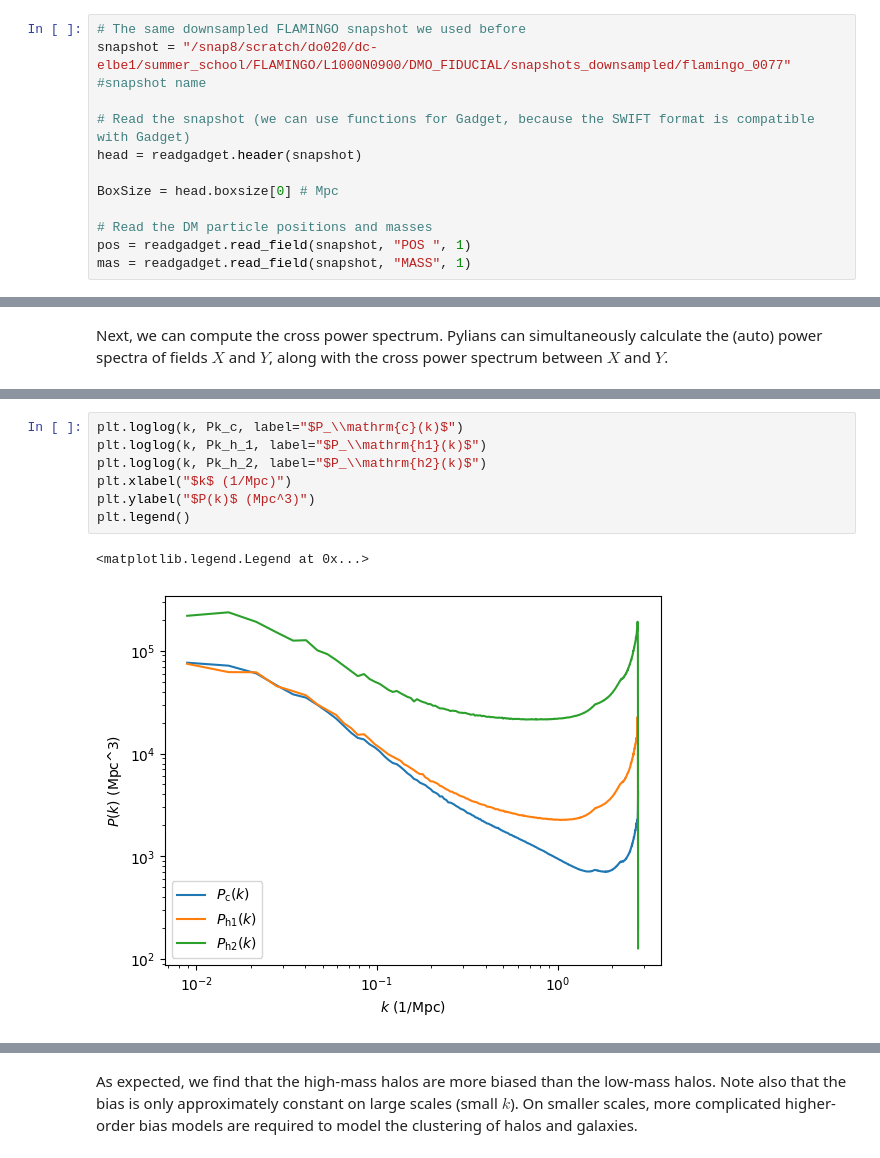
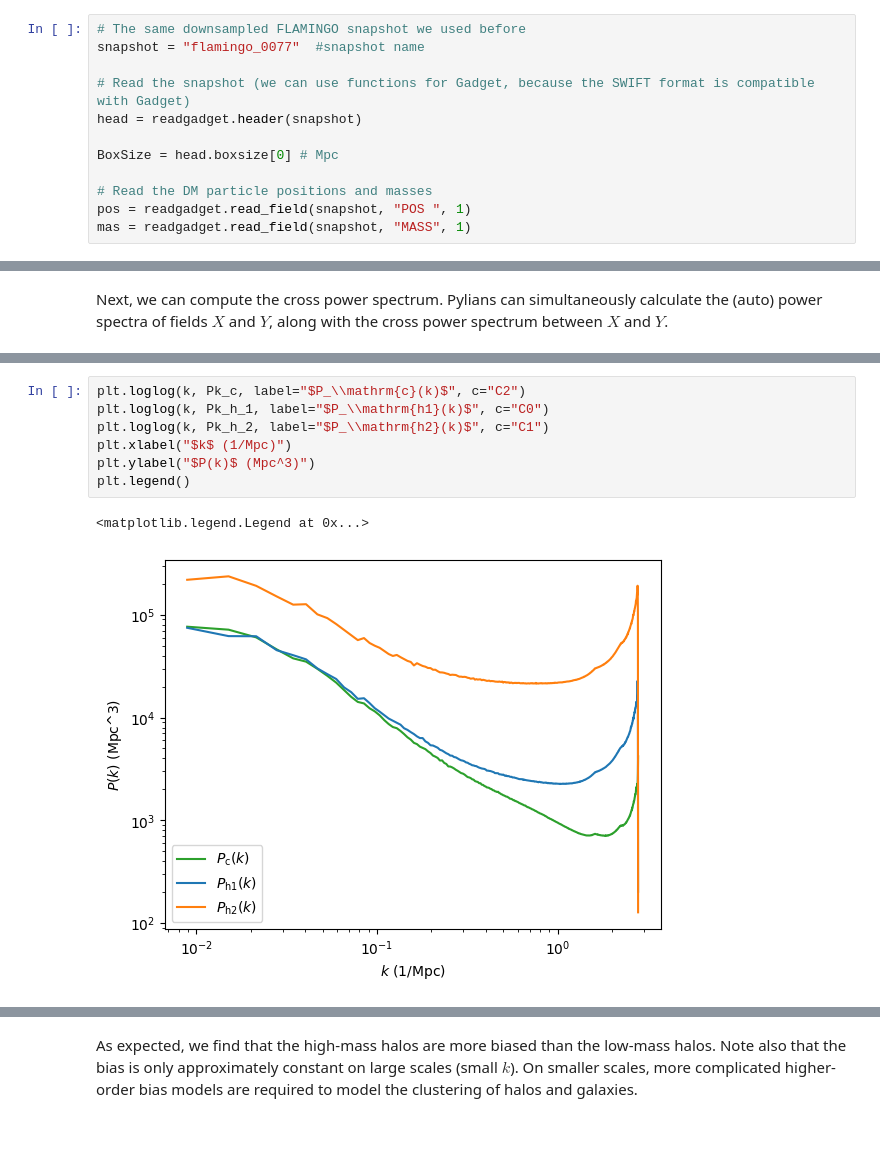
Before and after one commit to wullm/SimulationAnalysisTutorial, a Jupyter notebook: notebooks/2_power_spectra_voids.ipynb, the cells around one changed output, grey strips where cells are left out. Cells and saved outputs as stored; diff of their text form.

```diff
--- a/notebooks/2_power_spectra_voids.ipynb
+++ b/notebooks/2_power_spectra_voids.ipynb
@@ -18,6 +13,6 @@ f = h5py.File(snapshot_name, mode="r")
 # %%
 # The same downsampled FLAMINGO snapshot we used before
-snapshot = "/snap8/scratch/do020/dc-elbe1/summer_school/FLAMINGO/L1000N0900/DMO_FIDUCIAL/snapshots_downsampled/flamingo_0077"  #snapshot name
+snapshot = "flamingo_0077"  #snapshot name
 
 # Read the snapshot (we can use functions for Gadget, because the SWIFT format is compatible with Gadget)
 head = readgadget.header(snapshot)
@@ -193,13 +192,13 @@ Time taken = 13.80 seconds
 # %%
-plt.loglog(k, Pk_c, label="$P_\\mathrm{c}(k)$")
-plt.loglog(k, Pk_h_1, label="$P_\\mathrm{h1}(k)$")
-plt.loglog(k, Pk_h_2, label="$P_\\mathrm{h2}(k)$")
+plt.loglog(k, Pk_c, label="$P_\\mathrm{c}(k)$", c="C2")
+plt.loglog(k, Pk_h_1, label="$P_\\mathrm{h1}(k)$", c="C0")
+plt.loglog(k, Pk_h_2, label="$P_\\mathrm{h2}(k)$", c="C1")
 plt.xlabel("$k$ (1/Mpc)")
 plt.ylabel("$P(k)$ (Mpc^3)")
 plt.legend()
 # %% [output]
 <matplotlib.legend.Legend at 0x...>
-[figure, old version]
+[figure, new version]
 # %%
 # Compute the halo bias for both mass bins
 b_1 = Pk_hc_1 / Pk_c
```
Also changed, not shown: parts of 17 cells of this notebook, 1 other file.
